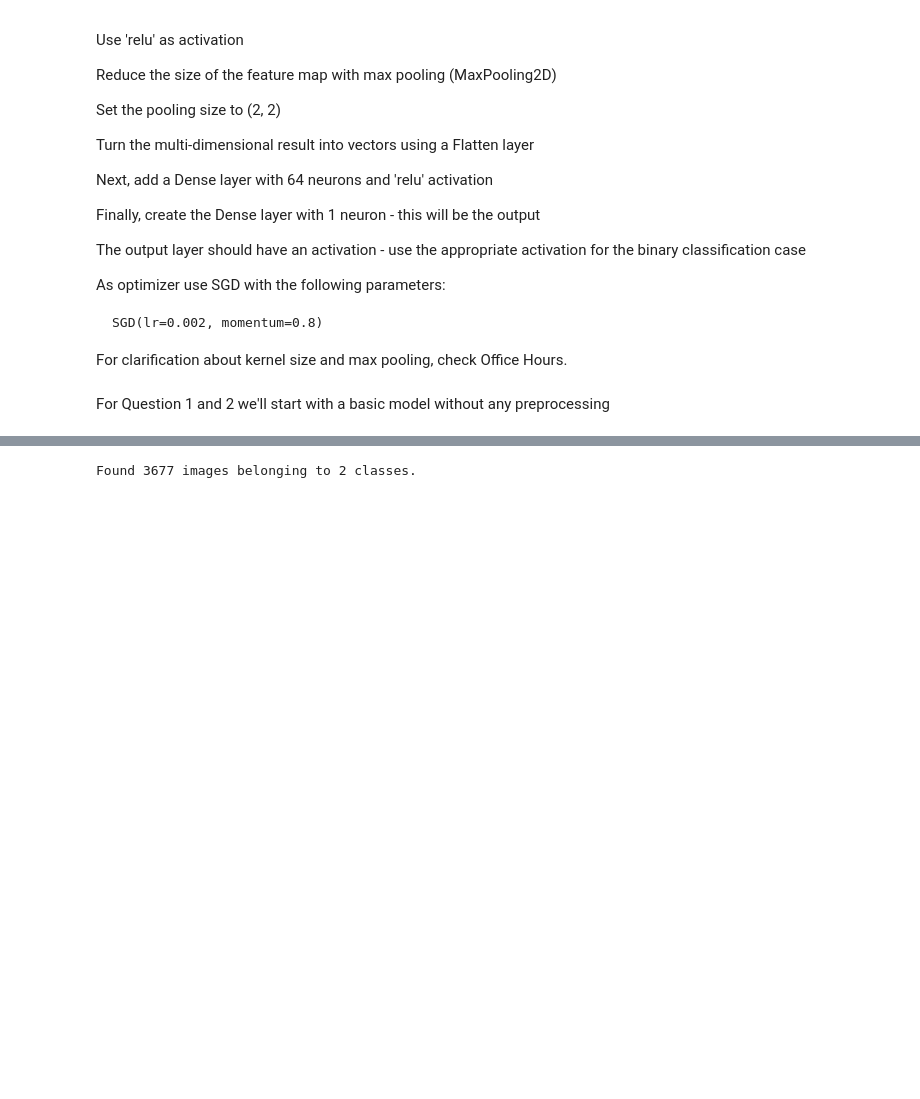
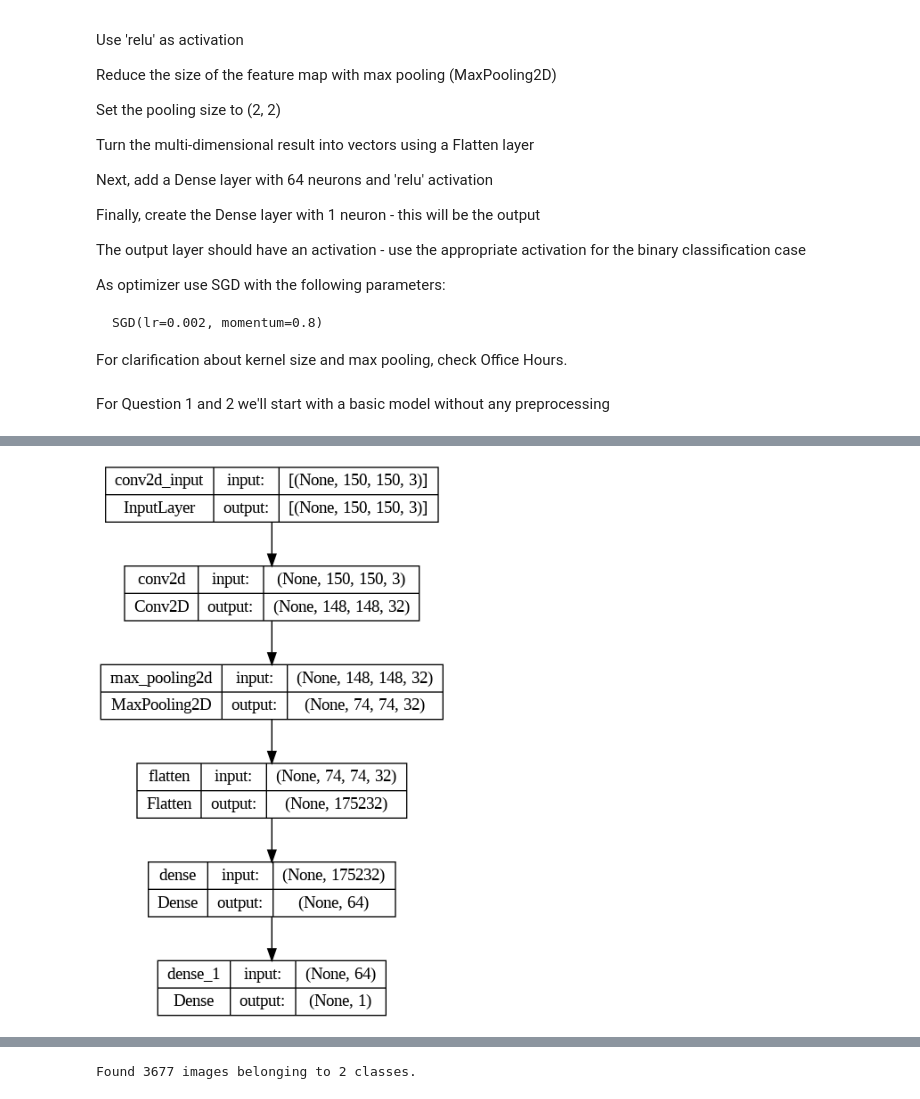
Before and after one commit to gkumarg/BeeVsWasp, a Jupyter notebook: Bee_vs_Wasp_MLZoomcamp_HW8.ipynb, the cells around one changed output, grey strips where cells are left out. Drawn from its saved outputs; the diff is of its cells as text; code cells hidden in the pictures; blank space fills up the shorter version.

```diff
--- a/Bee_vs_Wasp_MLZoomcamp_HW8.ipynb
+++ b/Bee_vs_Wasp_MLZoomcamp_HW8.ipynb
@@ -113,9 +113,10 @@ img_height = 150
 img_width  = 150
 # %%
 train_ds = tf.keras.utils.image_dataset_from_directory('./data/train',
-                                                       seed=12,
+                                                       seed=seed,
                                                        image_size=(img_height, img_width),
-                                                       batch_size=batch_size)
+                                                       batch_size=batch_size,
+                                                      label_mode='binary')
 
 train_ds
 # %% [output]
@@ -124,8 +125,10 @@ Found 3677 files belonging to 2 classes.
 # %%
 test_ds = tf.keras.utils.image_dataset_from_directory('./data/test',
-                                                       seed=12,
+                                                       seed=seed,
                                                        image_size=(img_height, img_width),
-                                                       batch_size=batch_size)
+                                                       batch_size=batch_size,
+                                                      shuffle=False,
+                                                      label_mode='binary')
 
 test_ds
 # %% [output]
@@ -209,10 +213,10 @@ For clarification about kernel size and max pooling, check Office Hours.
 # %% [markdown]
 For Question 1 and 2 we'll start with a basic model without any preprocessing
 # %%
-AUTOTUNE = tf.data.AUTOTUNE
+# AUTOTUNE = tf.data.AUTOTUNE
 
-train_ds = train_ds.cache().prefetch(buffer_size =AUTOTUNE)
-test_ds = test_ds.cache().prefetch(buffer_size=AUTOTUNE)
+# train_ds = train_ds.cache().prefetch(buffer_size =AUTOTUNE)
+# test_ds = test_ds.cache().prefetch(buffer_size=AUTOTUNE)
 # %%
 from keras.models import Sequential
 from keras.layers import Conv2D, MaxPooling2D, Dense, Flatten
@@ -285 +293,5 @@ Non-trainable params: 0 (0.00 Byte)
 _________________________________________________________________
+# %%
+keras.utils.plot_model(model, show_shapes=True)
+# %% [output]
+[figure, added]
```
Also changed, not shown: parts of 36 cells of this notebook.
